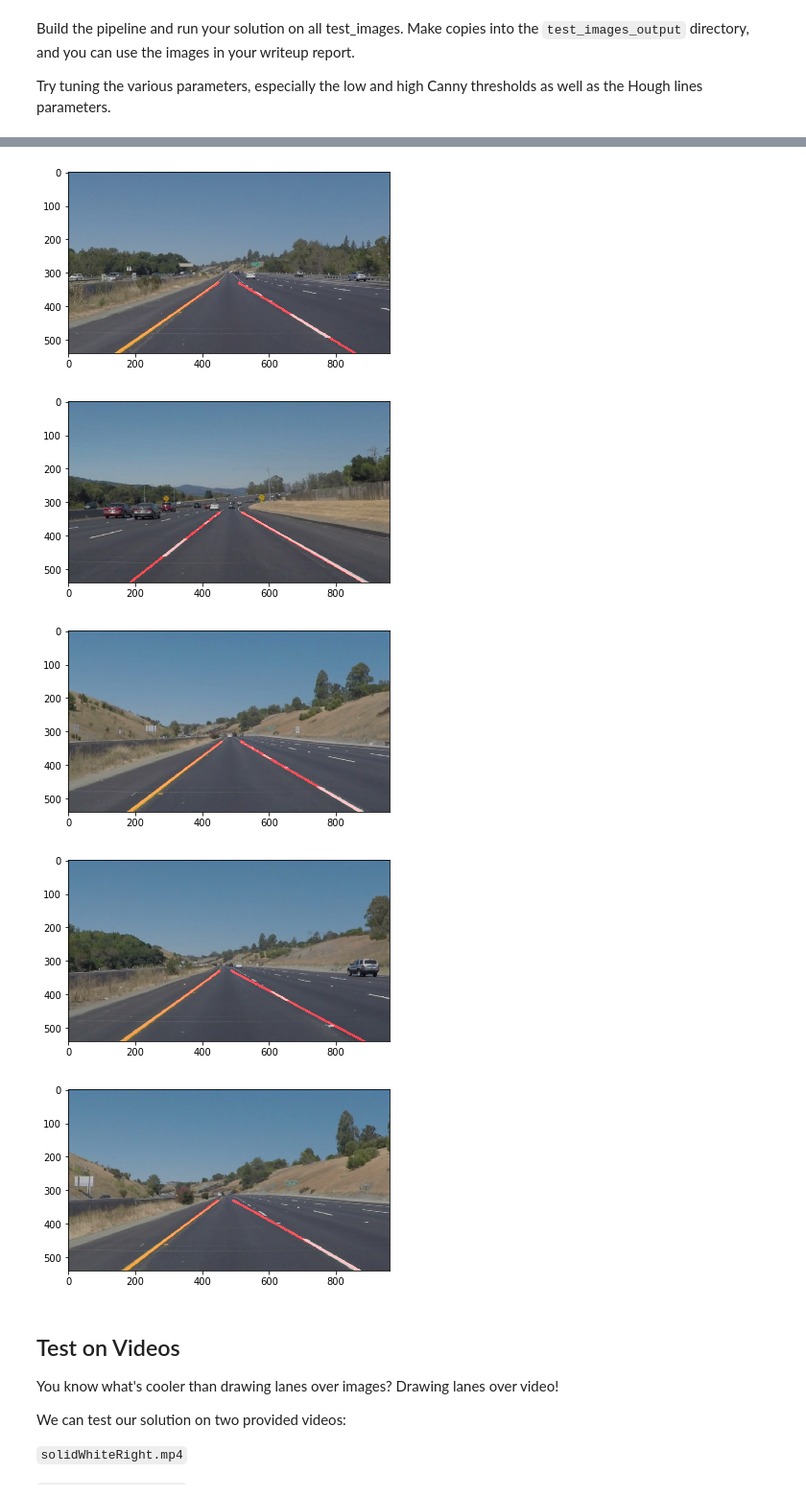
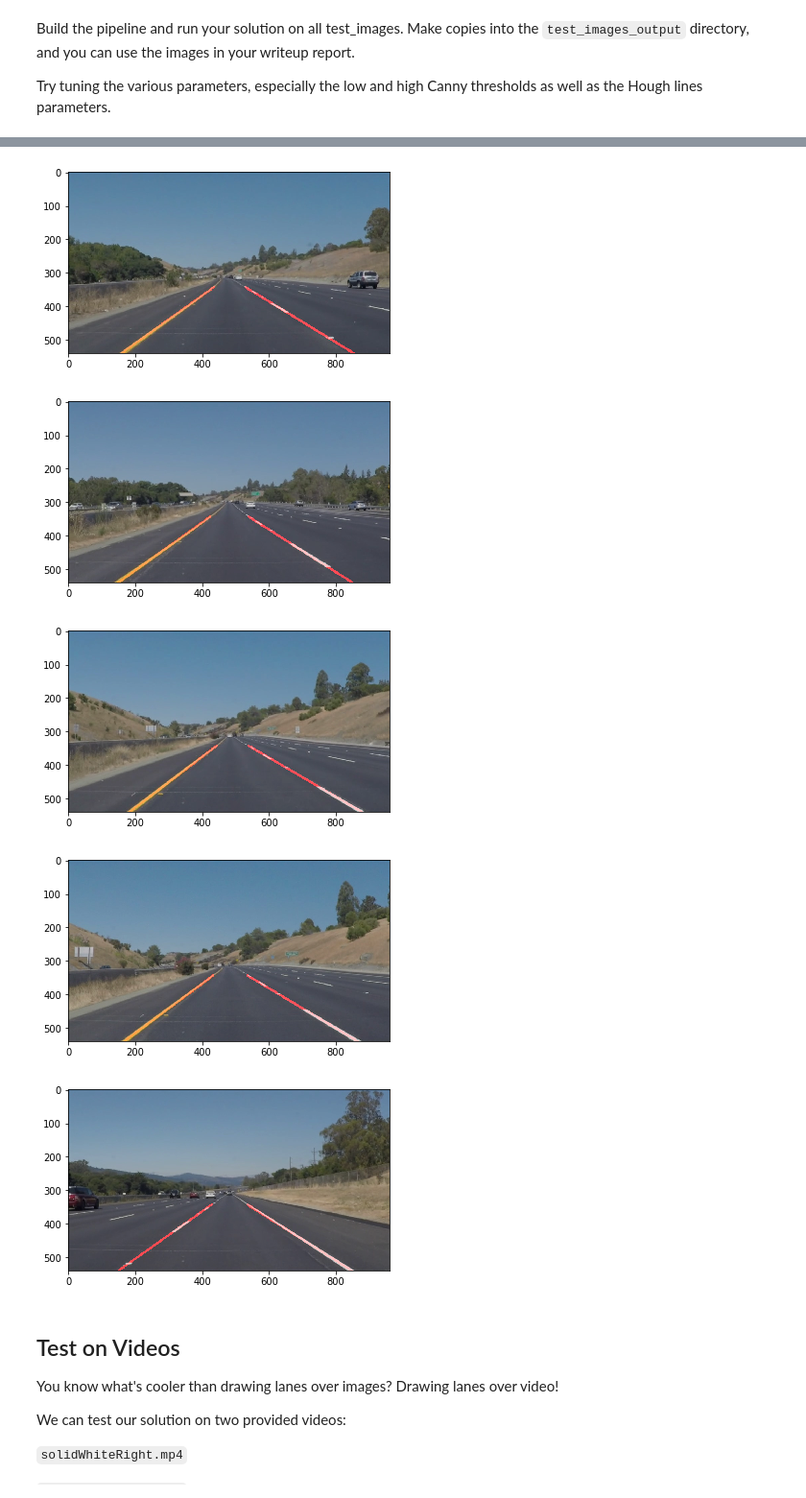
Before and after one commit to Alaga/Lane_line_finding, a Jupyter notebook: P1.ipynb, the cells around one changed output, grey strips where cells are left out. Shown at 96% size. Cells and saved outputs as stored; diff of their text form; code cells hidden in the pictures.

```diff
--- a/P1.ipynb
+++ b/P1.ipynb
@@ -134,12 +134,13 @@ def draw_lines(img, x, y, color=[255, 0, 0], thickness=5):
     b = lineParameter[1]
 
     maxY = img.shape[0]
-    maxX = img.shape[1]
+    minY = int((maxY-maxY/2.75))
+
     y1 = maxY
     x1 = int((y1 - b)/m)
-    y2 = int((maxY/2)) + 60
+    y2 = minY
     x2 = int((y2 - b)/m)
-    cv2.line(img, (x1, y1), (x2, y2), [255, 0, 0], 5)
+    cv2.line(img, (x1, y1), (x2, y2), color, thickness)
 
 
 def draw_lanes(img, lines, color=[255, 0, 0], thickness=5):
@@ -168,12 +169,12 @@ def draw_lanes(img, lines, color=[255, 0, 0], thickness=5):
     for line in lines:
         for x1,y1,x2,y2 in line:
             slope = (y2-y1)/(x2-x1)
-            if (slope < 0):
+            if (slope < 0) and (x1 < 500) and (x2 < 500):
                 left_lines_x.append(x1)
                 left_lines_y.append(y1)
                 left_lines_x.append(x2)
                 left_lines_y.append(y2)
-            else:
+            elif (slope > 0) and (x1 >= 500) and (x2 >= 500):
                 right_lines_x.append(x1)
                 right_lines_y.append(y1)
                 right_lines_x.append(x2)
@@ -244,26 +245,45 @@ Try tuning the various parameters, especially the low and high Canny thresholds
 # TODO: Build your pipeline that will draw lane lines on the test_images
 # then save them to the test_images_output directory.
 
-def find_lane_lines(img):
+def draw_lane_lines(img):
     #Gray-Scale the image
+    """
+    hls = cv2.cvtColor(img, cv2.COLOR_RGB2HLS)
+
+    white_hls_low = np.uint8([ 0, 200,0])
+    white_hls_high = np.uint8([ 255, 255, 255])
+
+    yellow_hls_low = np.uint8([ 20, 120, 200])
+    yellow_hls_high = np.uint8([50, 200, 255])
+
+    mask_hls_yellow = cv2.inRange(hls,yellow_hls_low,yellow_hls_high)
+    mask_hls_white = cv2.inRange(hls,white_hls_low,white_hls_high)
+
+    mask_hls = cv2.bitwise_or(mask_hls_yellow,mask_hls_white)
+
+    mask_img = cv2.bitwise_and(img, img, mask = mask_hls)
+
+    gray = grayscale(mask_img)
+    """
     gray = grayscale(img)
 
-    #Smothing the image
-    kernel_size = 5
+    kernel_size = 11
     blur_gray = gaussian_blur(gray, kernel_size)
 
     #Applying Canny edge detection
     low_threshold = 50
     hight_threshold = 150
     edges = canny(blur_gray, low_threshold, hight_threshold)
+    #edges = canny(mask, low_threshold, hight_threshold)
 
     #Masking the region of interest
     imshape = img.shape
     vertices = np.array([[(0,imshape[0]),(4*imshape[1]/9, (imshape[0]-imshape[0]/2.75)), (5*imshape[1]/9, (imshape[0]-imshape[0]/2.75)), (imshape[1],imshape[0])]], dtype=np.int32)
+    #vertices = np.array([[(0, imshape[0]), (450, 325), (550, 325), (imshape[1], imshape[0])]], dtype=np.int32)
     masked_edges = region_of_interest(edges, vertices)
 
     #Hough transformation on masked_edges and combined the points into line
-    lines = hough_lines(masked_edges, 1, np.pi/180, 10, 20, 1)
+    lines = hough_lines(masked_edges, 1, np.pi/180, 20, 20, 300)
 
     #weighted line on the image
     lines_edges = weighted_img(lines, img)
@@ -273,9 +293,6 @@ def find_lane_lines(img):
 for item in test_imgs:
     item = 'test_images/' + item
     image = mpimg.imread(item)
-    plt.imshow(find_lane_lines(image))
+    plt.imshow(draw_lane_lines(image))
     plt.show()
-
-#cv2.imwrite('./test_image_output/processedsolidWhiteRight.jpg', lines_edges)
-#cv2.waitKey(0)
 # %% [output]
@@ -283,8 +300,8 @@ for item in test_imgs:
-[figure, old version]
+[figure, new version]
-[figure, old version]
+[figure, new version]
-[figure, old version]
+[figure, new version]
-[figure, old version]
+[figure, new version]
-[figure, old version]
+[figure, new version]
 # %% [markdown]
 ## Test on Videos
 
```
Also changed, not shown: parts of 7 cells of this notebook, 2 other files.
